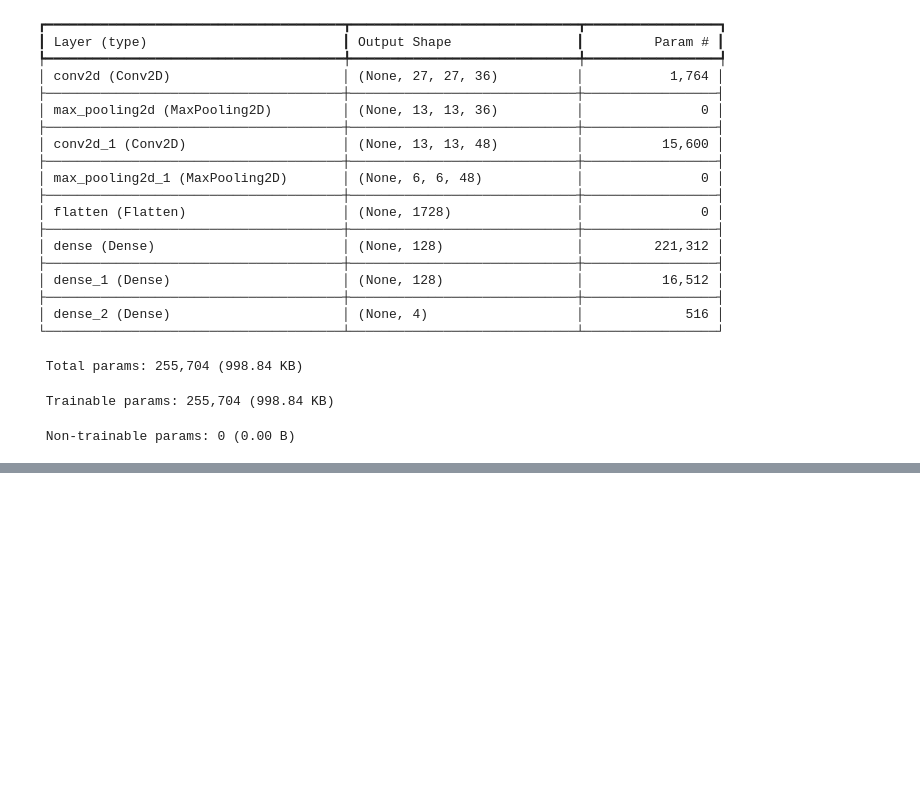
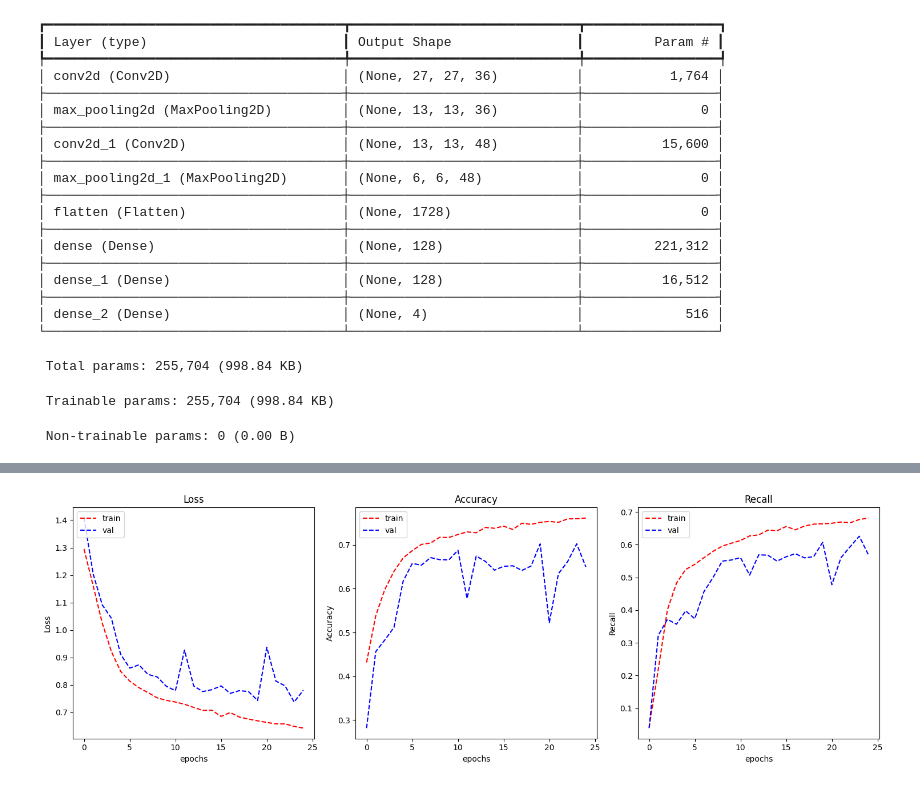
Before and after one commit to nhocbalu123/Colon-Cancer-Cell-Image-Classification, a Jupyter notebook: ASM2_GROUP-51.ipynb, the cells around one changed output, grey strips where cells are left out. Saved outputs shown, nothing was run; the diff lists cells and outputs as text; code cells hidden in the pictures; blank space fills up the shorter version.

```diff
--- a/ASM2_GROUP-51.ipynb
+++ b/ASM2_GROUP-51.ipynb
@@ -396,0 +528,31 @@ plot_learning_curve(history_SM_CNN_1.history['loss'],
+# %%
+model_SM_CNN_3 = tf.keras.Sequential([
+    Input(shape=input_shape),
+    layers.Conv2D(36, (4, 4), activation='relu', padding='same'),
+    layers.MaxPooling2D((2, 2)),
+    layers.Conv2D(48, (3, 3), activation='relu', padding='same'),
+    layers.MaxPooling2D((2, 2)),
+
+    # Fully Connected layers
+    layers.Flatten(),
+    layers.Dense(128, activation='relu'),
+    layers.Dropout(0.5),
+    layers.Dense(128, activation='relu'),
+    layers.Dropout(0.5),
+    layers.Dense(OUTPUT_CLASSES, activation='softmax')
+])
+# %%
+model_SM_CNN_3.compile(optimizer=tf.keras.optimizers.Adam(learning_rate=0.0001),
+              loss=tf.keras.losses.CategoricalCrossentropy(from_logits=False),
+              metrics=['categorical_accuracy', metrics.Recall()])
+# %%
+history_SM_CNN_3 = model_SM_CNN_3.fit(train_generator_type, validation_data = validation_generator_type, epochs=25, verbose=0)
+# %%
+plot_learning_curve(history_SM_CNN_3.history['loss'],
+                    history_SM_CNN_3.history['val_loss'],
+                    history_SM_CNN_3.history['categorical_accuracy'],
+                    history_SM_CNN_3.history['val_categorical_accuracy'],
+                    history_SM_CNN_3.history['recall_2'],
+                    history_SM_CNN_3.history['val_recall_2'])
+# %% [output]
+[figure, added]
```
Also changed, not shown: parts of 49 cells of this notebook.
